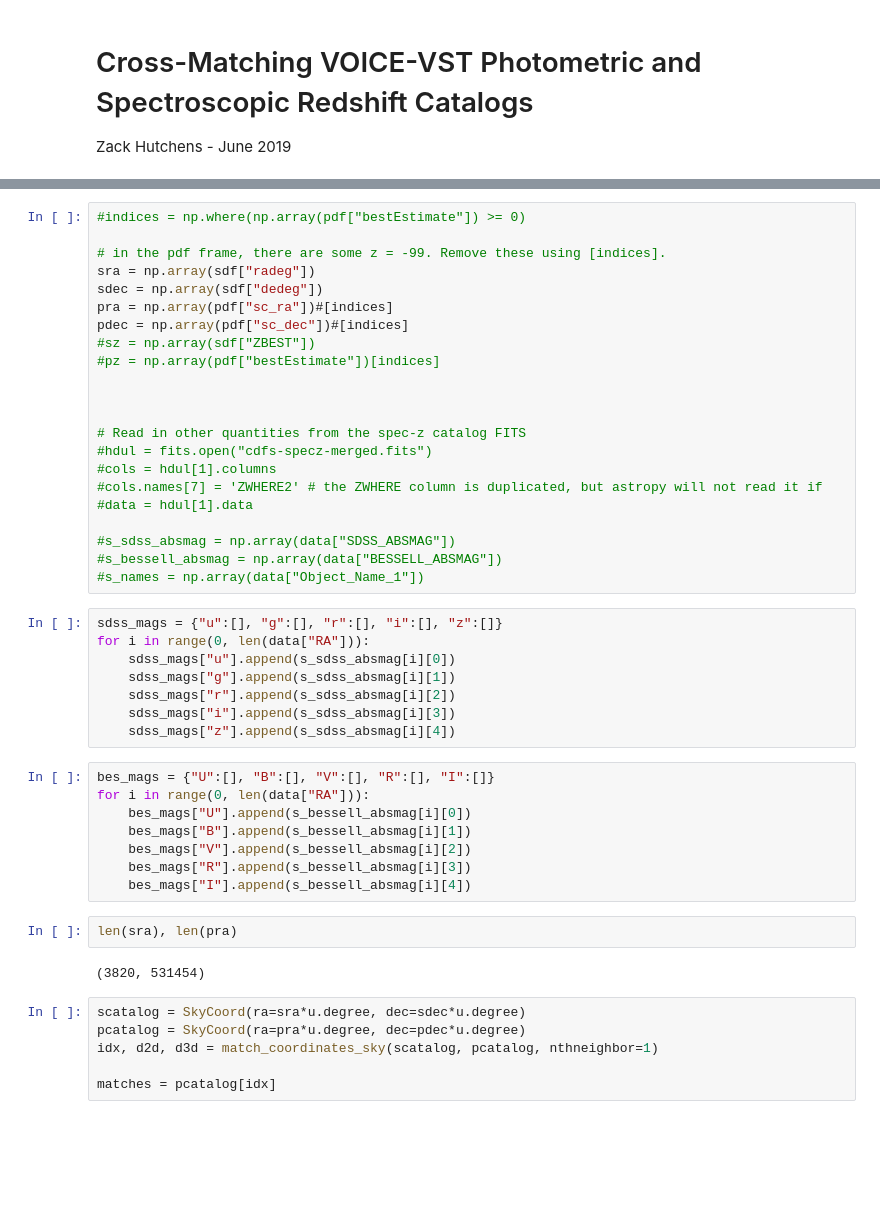
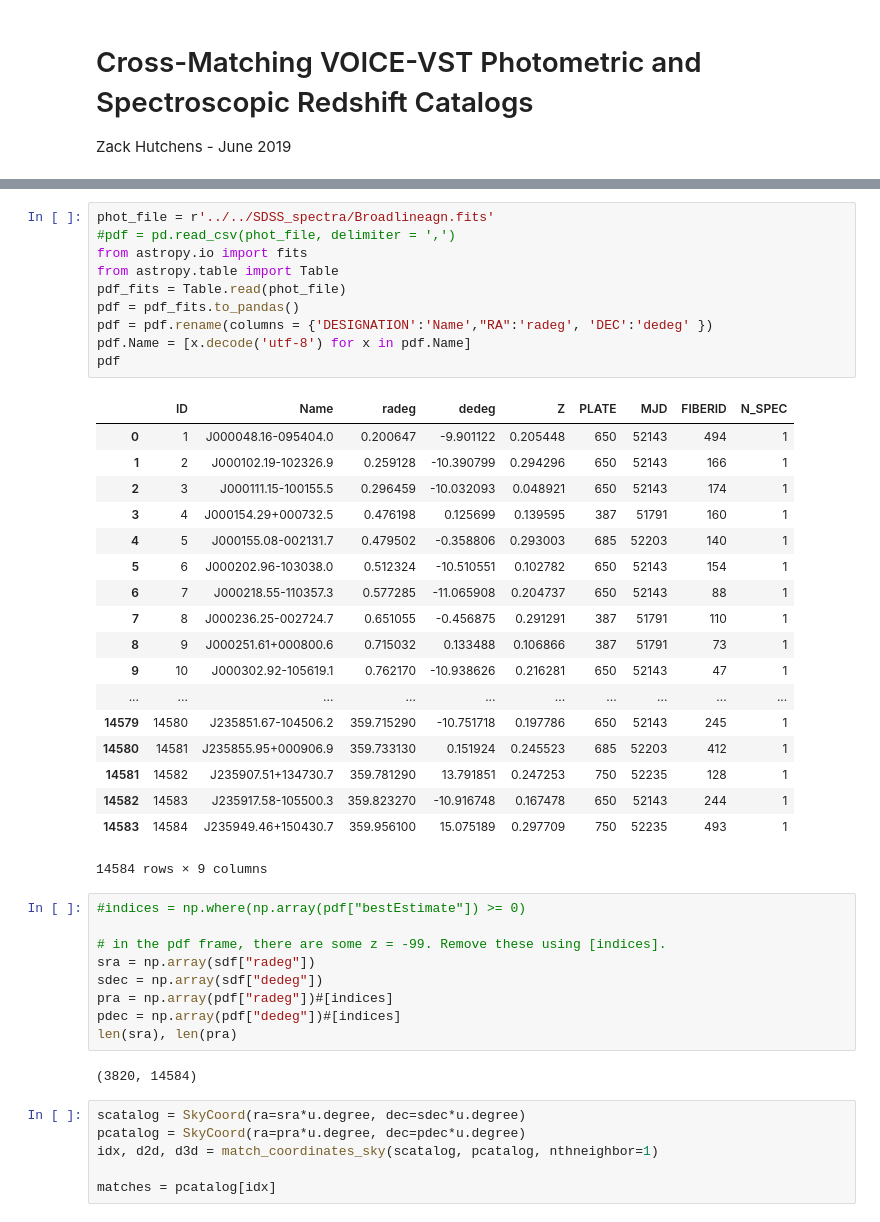
Before and after one commit to mugdhapolimera/xray, a Jupyter notebook: catalog_matching/coordinate_matching.ipynb, the cells around one changed output, grey strips where cells are left out. Saved outputs shown, nothing was run; the diff lists cells and outputs as text; blank space fills up the shorter version.

Commit message:
galaxies matched to agn catalogs

```diff
--- a/catalog_matching/coordinate_matching.ipynb
+++ b/catalog_matching/coordinate_matching.ipynb
@@ -27,45 +47,43 @@ pdf = pd.read_csv(phot_file)
+# %%
+phot_file = r'../../SDSS_spectra/Broadlineagn.fits'
+#pdf = pd.read_csv(phot_file, delimiter = ',')
+from astropy.io import fits
+from astropy.table import Table
+pdf_fits = Table.read(phot_file)
+pdf = pdf_fits.to_pandas()
+pdf = pdf.rename(columns = {'DESIGNATION':'Name',"RA":'radeg', 'DEC':'dedeg' })
+pdf.Name = [x.decode('utf-8') for x in pdf.Name]
+pdf
+# %% [output]
+|  | ID | Name | radeg | dedeg | Z | PLATE | MJD | FIBERID | N_SPEC |
+| 0 | 1 | J000048.16-095404.0 | 0.200647 | -9.901122 | 0.205448 | 650 | 52143 | 494 | 1 |
+| 1 | 2 | J000102.19-102326.9 | 0.259128 | -10.390799 | 0.294296 | 650 | 52143 | 166 | 1 |
+| 2 | 3 | J000111.15-100155.5 | 0.296459 | -10.032093 | 0.048921 | 650 | 52143 | 174 | 1 |
+| 3 | 4 | J000154.29+000732.5 | 0.476198 | 0.125699 | 0.139595 | 387 | 51791 | 160 | 1 |
+| 4 | 5 | J000155.08-002131.7 | 0.479502 | -0.358806 | 0.293003 | 685 | 52203 | 140 | 1 |
+| 5 | 6 | J000202.96-103038.0 | 0.512324 | -10.510551 | 0.102782 | 650 | 52143 | 154 | 1 |
+| 6 | 7 | J000218.55-110357.3 | 0.577285 | -11.065908 | 0.204737 | 650 | 52143 | 88 | 1 |
+| 7 | 8 | J000236.25-002724.7 | 0.651055 | -0.456875 | 0.291291 | 387 | 51791 | 110 | 1 |
+| 8 | 9 | J000251.61+000800.6 | 0.715032 | 0.133488 | 0.106866 | 387 | 51791 | 73 | 1 |
+| 9 | 10 | J000302.92-105619.1 | 0.762170 | -10.938626 | 0.216281 | 650 | 52143 | 47 | 1 |
+| ... | ... | ... | ... | ... | ... | ... | ... | ... | ... |
+| 14579 | 14580 | J235851.67-104506.2 | 359.715290 | -10.751718 | 0.197786 | 650 | 52143 | 245 | 1 |
+| 14580 | 14581 | J235855.95+000906.9 | 359.733130 | 0.151924 | 0.245523 | 685 | 52203 | 412 | 1 |
+| 14581 | 14582 | J235907.51+134730.7 | 359.781290 | 13.791851 | 0.247253 | 750 | 52235 | 128 | 1 |
+| 14582 | 14583 | J235917.58-105500.3 | 359.823270 | -10.916748 | 0.167478 | 650 | 52143 | 244 | 1 |
+| 14583 | 14584 | J235949.46+150430.7 | 359.956100 | 15.075189 | 0.297709 | 750 | 52235 | 493 | 1 |
+14584 rows × 9 columns
 # %%
 #indices = np.where(np.array(pdf["bestEstimate"]) >= 0)
 
 # in the pdf frame, there are some z = -99. Remove these using [indices].
 sra = np.array(sdf["radeg"])
 sdec = np.array(sdf["dedeg"])
-pra = np.array(pdf["sc_ra"])#[indices]
-pdec = np.array(pdf["sc_dec"])#[indices]
-#sz = np.array(sdf["ZBEST"])
-#pz = np.array(pdf["bestEstimate"])[indices]
-
-
-
-# Read in other quantities from the spec-z catalog FITS
-#hdul = fits.open("cdfs-specz-merged.fits")
-#cols = hdul[1].columns
-#cols.names[7] = 'ZWHERE2' # the ZWHERE column is duplicated, but astropy will not read it if
-#data = hdul[1].data
-
-#s_sdss_absmag = np.array(data["SDSS_ABSMAG"])
-#s_bessell_absmag = np.array(data["BESSELL_ABSMAG"])
-#s_names = np.array(data["Object_Name_1"])
+pra = np.array(pdf["radeg"])#[indices]
+pdec = np.array(pdf["dedeg"])#[indices]
+len(sra), len(pra)
+# %% [output]
+(3820, 14584)
-# %%
-sdss_mags = {"u":[], "g":[], "r":[], "i":[], "z":[]}
-for i in range(0, len(data["RA"])):
-    sdss_mags["u"].append(s_sdss_absmag[i][0])
-    sdss_mags["g"].append(s_sdss_absmag[i][1])
-    sdss_mags["r"].append(s_sdss_absmag[i][2])
-    sdss_mags["i"].append(s_sdss_absmag[i][3])
-    sdss_mags["z"].append(s_sdss_absmag[i][4])
-# %%
-bes_mags = {"U":[], "B":[], "V":[], "R":[], "I":[]}
-for i in range(0, len(data["RA"])):
-    bes_mags["U"].append(s_bessell_absmag[i][0])
-    bes_mags["B"].append(s_bessell_absmag[i][1])
-    bes_mags["V"].append(s_bessell_absmag[i][2])
-    bes_mags["R"].append(s_bessell_absmag[i][3])
-    bes_mags["I"].append(s_bessell_absmag[i][4])
-# %%
-len(sra), len(pra)
-# %% [output]
-(3820, 531454)
 # %%
 scatalog = SkyCoord(ra=sra*u.degree, dec=sdec*u.degree)
 pcatalog = SkyCoord(ra=pra*u.degree, dec=pdec*u.degree)
```
Also changed, not shown: parts of 10 cells of this notebook, 4 other files.
